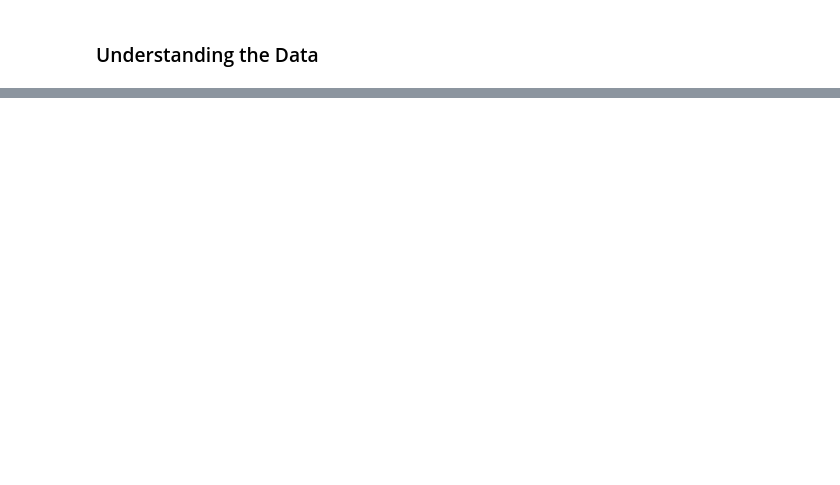
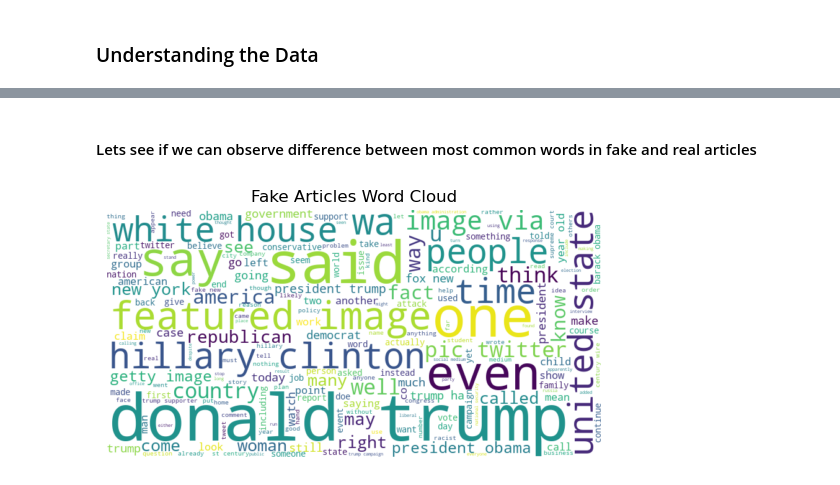
Before and after one commit to nachiketpatil/credibility-checker, a Jupyter notebook: credibility-checker.ipynb, the cells around one changed output, grey strips where cells are left out. Cells and saved outputs as stored; diff of their text form; code cells hidden in the pictures; blank space fills up the shorter version.

```diff
--- a/credibility-checker.ipynb
+++ b/credibility-checker.ipynb
@@ -107,0 +287,27 @@ GridSearchCV
+# %%
+lemmatizer = WordNetLemmatizer()
+stop_words = set(stopwords.words("english"))
+# %%
+# Preprocess the text of the news articles.
+def process_text(text):
+    text = re.sub(r'\s+', ' ', text, flags=re.I) # Remove extra white space from text
+
+    text = re.sub(r'\W', ' ', str(text)) # Remove all the special characters from text
+
+    text = re.sub(r'\s+[a-zA-Z]\s+', ' ', text) # Remove all single characters from text
+
+    text = re.sub(r'[^a-zA-Z\s]', '', text) # Remove any character that isn't alphabetical
+
+    text = text.lower()
+
+    words = word_tokenize(text) # Split the text into and array of individual words
+
+    words = [lemmatizer.lemmatize(word) for word in words] # reduces words to their dictionary form (lemma)
+
+    clean_words = [word for word in words if word not in stop_words] # remove the stop words
+
+    cleaned_text = ' '.join(clean_words) # make the array to be string again
+
+    return cleaned_text
+# %%
+news['cleaned_text'] = news['text'].apply(process_text)
@@ -107,0 +323,2 @@ GridSearchCV
+# %% [markdown]
+#### Lets see if we can observe difference between most common words in fake and real articles
@@ -107,0 +327,13 @@ GridSearchCV
+# %%
+# word cloud for fake articles
+
+fake_text=' '.join(news[news['label']==0]['cleaned_text'])
+wc_fake=WordCloud(width=800,height=400,background_color='white').generate(fake_text)
+
+plt.imshow(wc_fake, interpolation='bilinear')
+plt.axis('off')
+plt.title("Fake Articles Word Cloud")
+plt.savefig("images/fake_word_cloud.png")
+plt.show()
+# %% [output]
+[figure, added]
```
Also changed, not shown: parts of 66 cells of this notebook.
